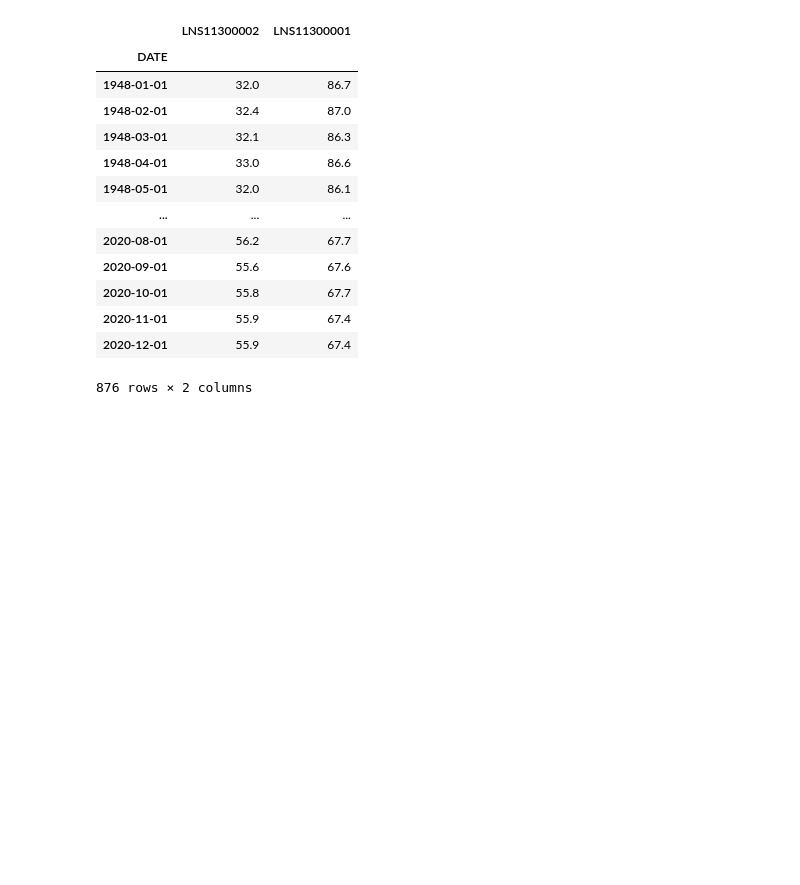
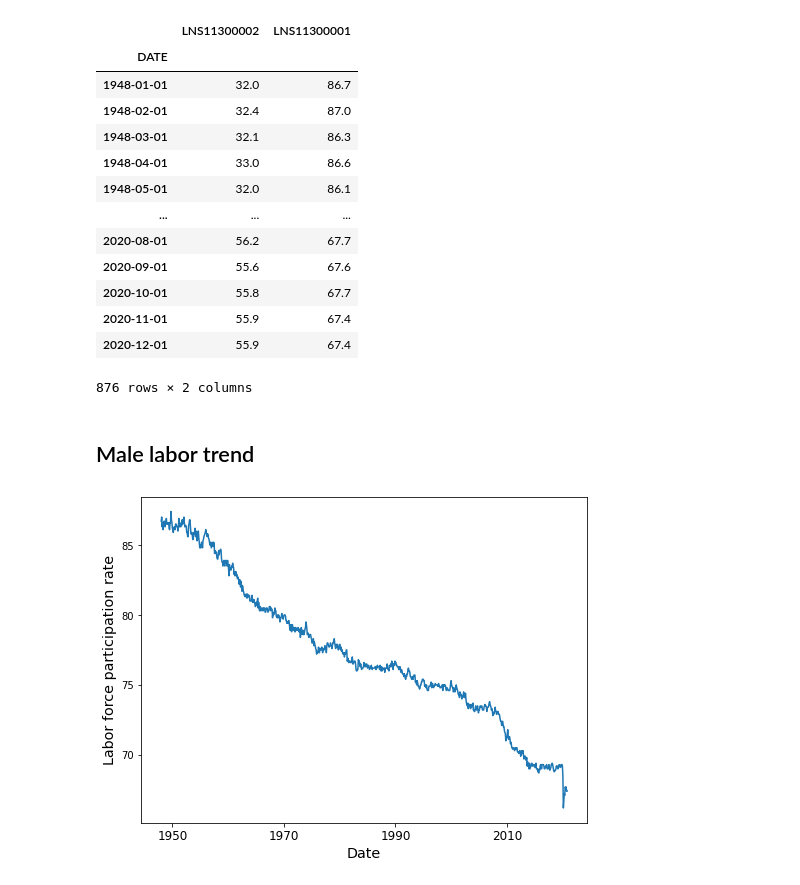
Before and after one commit to shihanxie/Econ475, a Jupyter notebook: 2.Modeling&ForecastingTrend.ipynb, the cells around one changed output. Cells and saved outputs as stored; diff of their text form; code cells hidden in the pictures; blank space fills up the shorter version.

```diff
--- a/2.Modeling&ForecastingTrend.ipynb
+++ b/2.Modeling&ForecastingTrend.ipynb
@@ -173,3 +155,19 @@ labor
 | 2020-11-01 | 55.9 | 67.4 |
 | 2020-12-01 | 55.9 | 67.4 |
 876 rows × 2 columns
+# %% [markdown]
+## Male labor trend
+# %%
+# Plotting the time series
+
+ydata = labor['LNS11300001']
+
+fig = plt.figure(figsize = (8, 6))
+ax = fig.gca()
+ax.plot(ydata, label='male');
+ax.set_xticks(['1950-01-01','1970-01-01', '1990-02-01', '2010-02-01'])
+ax.set_xticklabels(['1950', '1970', '1990', '2010'], fontsize='large')
+ax.set_xlabel('Date', fontsize='x-large');
+ax.set_ylabel('Labor force participation rate', fontsize='x-large');
+# %% [output]
+[figure, added]
```
Also changed, not shown: parts of 25 cells of this notebook.
